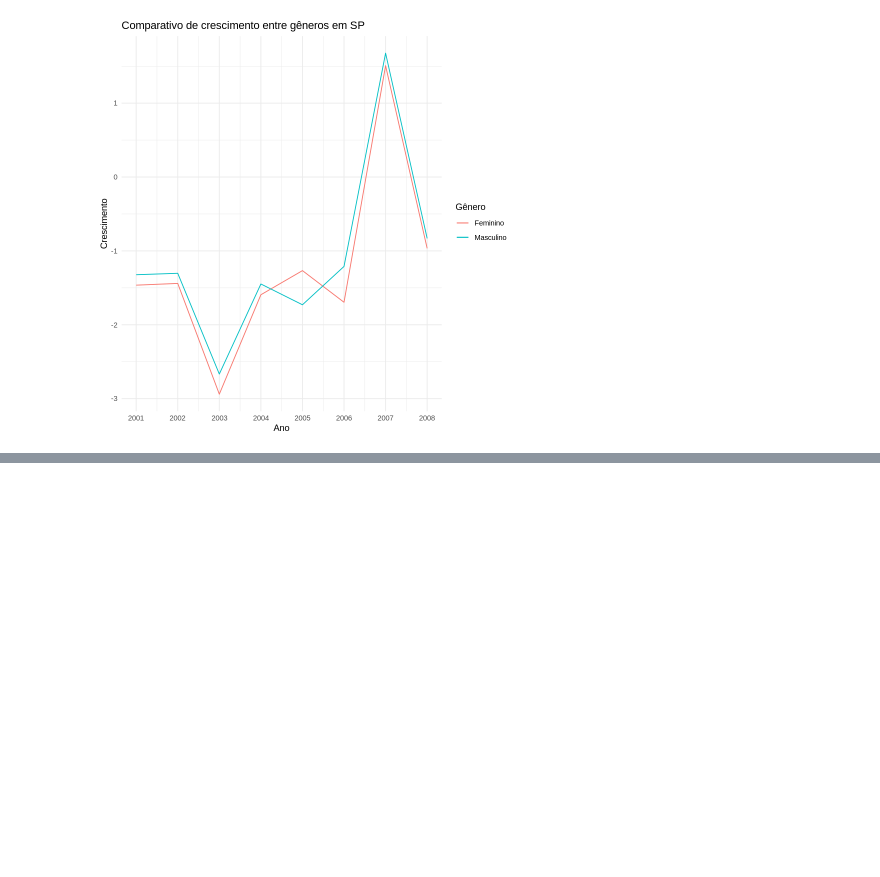
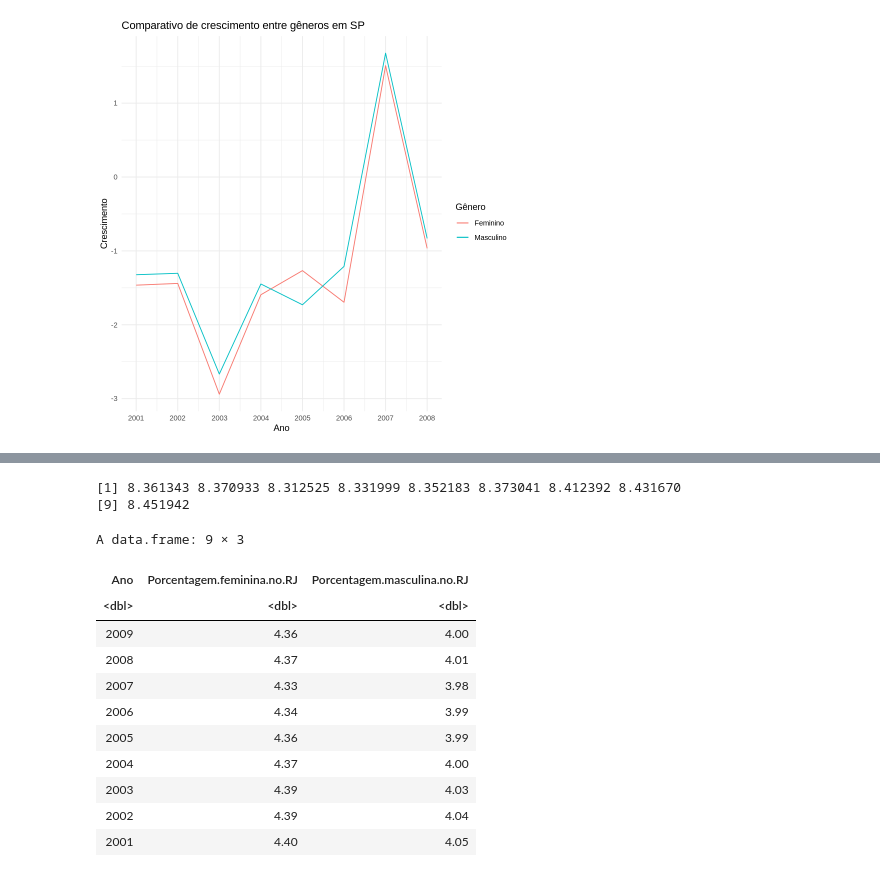
Before and after one commit to Gabrieldiasdeoliveira/Analise-Bayesiana, a Jupyter notebook: Atividade_2.ipynb, the cells around one changed output, grey strips where cells are left out. Saved outputs shown, nothing was run; the diff lists cells and outputs as text; code cells hidden in the pictures; blank space fills up the shorter version.

```diff
--- a/Atividade_2.ipynb
+++ b/Atividade_2.ipynb
@@ -232,0 +254,28 @@ maior entre as mulheres ou entre os homens
+# %%
+porcentagem_rj_total <- (dados$rio_de_janeiro / dados$soma_Brasil) * 100
+porcentagem_rj_total
+# %% [output]
+[1] 8.361343 8.370933 8.312525 8.331999 8.352183 8.373041 8.412392 8.431670
+[9] 8.451942
+# %%
+# veja se o crescimento está maior entre as mulheres ou entre os homens
+porcentagens_rj <- data.frame(
+  Ano = dados$Ano,
+  `Porcentagem feminina no RJ` = round((dados$feminino_rj / dados$soma_Brasil) * 100, 2),
+  `Porcentagem masculina no RJ` = round((dados$masculino_rj / dados$soma_Brasil) * 100, 2)
+)
+
+porcentagens_rj
+# %% [output]
+A data.frame: 9 × 3
+| Ano | Porcentagem.feminina.no.RJ | Porcentagem.masculina.no.RJ |
+| <dbl> | <dbl> | <dbl> |
+| 2009 | 4.36 | 4.00 |
+| 2008 | 4.37 | 4.01 |
+| 2007 | 4.33 | 3.98 |
+| 2006 | 4.34 | 3.99 |
+| 2005 | 4.36 | 3.99 |
+| 2004 | 4.37 | 4.00 |
+| 2003 | 4.39 | 4.03 |
+| 2002 | 4.39 | 4.04 |
+| 2001 | 4.40 | 4.05 |
```
Also changed, not shown: parts of 13 cells of this notebook.
